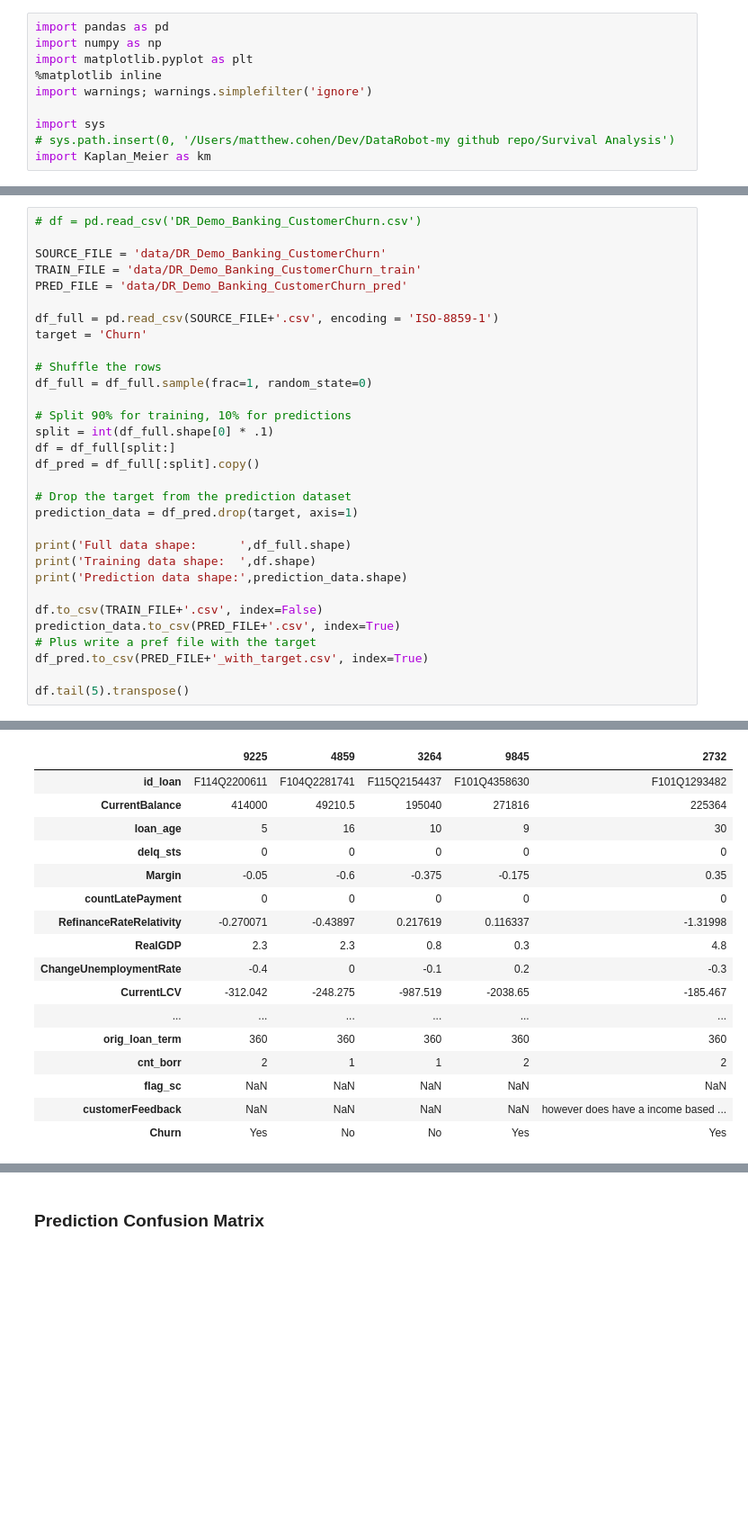
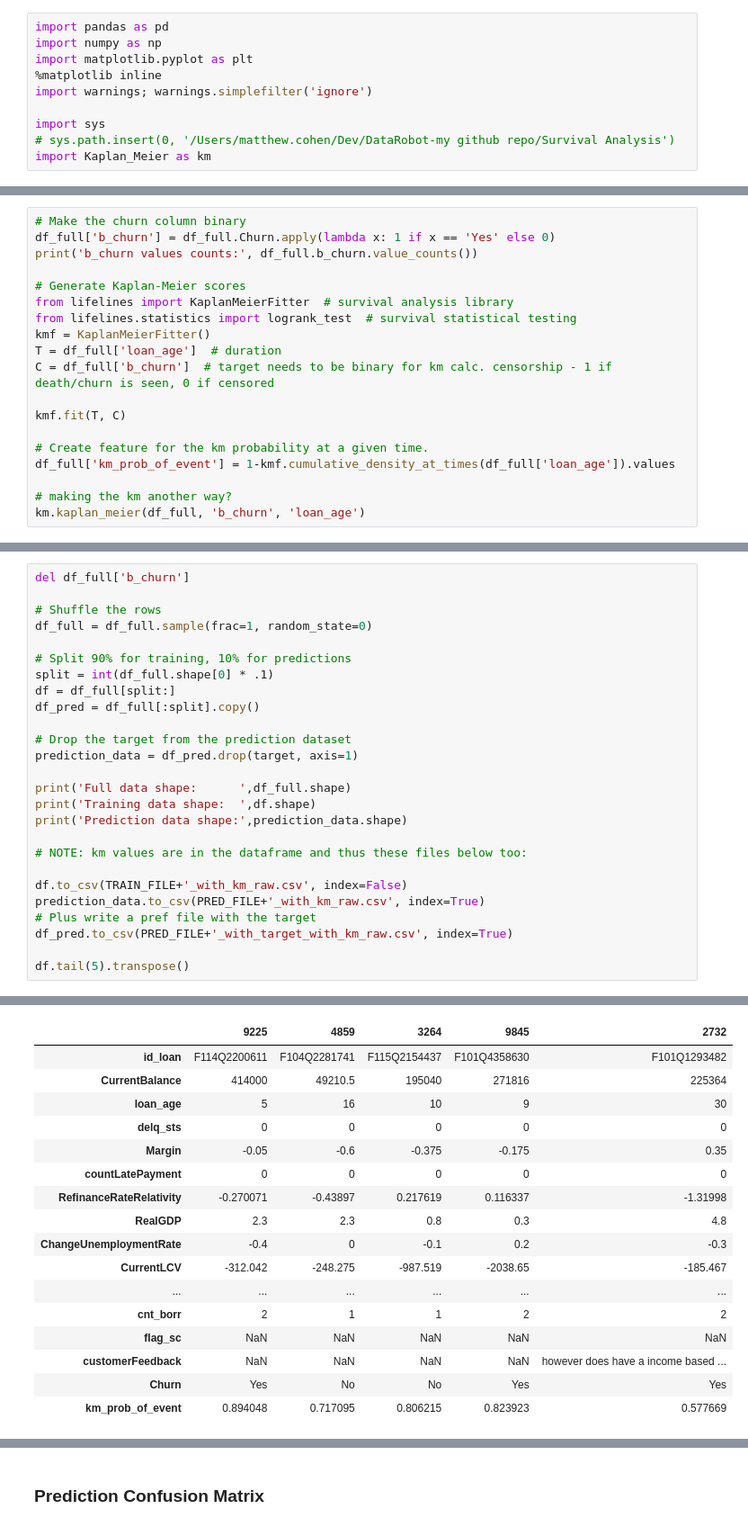
Before and after one commit to mcohenmcohen/DataRobot, a Jupyter notebook: Survival Analysis/Survival Analysis Exploration.ipynb, the cells around one changed output, grey strips where cells are left out. Shown at 90% size. Saved outputs shown, nothing was run; the diff lists cells and outputs as text; blank space fills up the shorter version.

```diff
--- a/Survival Analysis/Survival Analysis Exploration.ipynb
+++ b/Survival Analysis/Survival Analysis Exploration.ipynb
@@ -12,0 +24,19 @@ import Kaplan_Meier as km
+# %%
+# Make the churn column binary
+df_full['b_churn'] = df_full.Churn.apply(lambda x: 1 if x == 'Yes' else 0)
+print('b_churn values counts:', df_full.b_churn.value_counts())
+
+# Generate Kaplan-Meier scores
+from lifelines import KaplanMeierFitter  # survival analysis library
+from lifelines.statistics import logrank_test  # survival statistical testing
+kmf = KaplanMeierFitter()
+T = df_full['loan_age']  # duration
+C = df_full['b_churn']  # target needs to be binary for km calc. censorship - 1 if death/churn is seen, 0 if censored
+
+kmf.fit(T, C)
+
+# Create feature for the km probability at a given time.
+df_full['km_prob_of_event'] = 1-kmf.cumulative_density_at_times(df_full['loan_age']).values
+
+# making the km another way?
+km.kaplan_meier(df_full, 'b_churn', 'loan_age')
@@ -13,12 +48,5 @@ import Kaplan_Meier as km
 # %%
-# df = pd.read_csv('DR_Demo_Banking_CustomerChurn.csv')
-
-SOURCE_FILE = 'data/DR_Demo_Banking_CustomerChurn'
-TRAIN_FILE = 'data/DR_Demo_Banking_CustomerChurn_train'
-PRED_FILE = 'data/DR_Demo_Banking_CustomerChurn_pred'
-
-df_full = pd.read_csv(SOURCE_FILE+'.csv', encoding = 'ISO-8859-1')
-target = 'Churn'
+del df_full['b_churn']
 
 # Shuffle the rows
 df_full = df_full.sample(frac=1, random_state=0)
@@ -35,10 +63,12 @@ print('Full data shape:      ',df_full.shape)
 print('Training data shape:  ',df.shape)
 print('Prediction data shape:',prediction_data.shape)
 
-df.to_csv(TRAIN_FILE+'.csv', index=False)
-prediction_data.to_csv(PRED_FILE+'.csv', index=True)
+# NOTE: km values are in the dataframe and thus these files below too:
+
+df.to_csv(TRAIN_FILE+'_with_km_raw.csv', index=False)
+prediction_data.to_csv(PRED_FILE+'_with_km_raw.csv', index=True)
 # Plus write a pref file with the target
-df_pred.to_csv(PRED_FILE+'_with_target.csv', index=True)
+df_pred.to_csv(PRED_FILE+'_with_target_with_km_raw.csv', index=True)
 
 df.tail(5).transpose()
 # %% [output]
@@ -48,17 +78,17 @@ Prediction data shape: (1000, 32)
 |  | 9225 | 4859 | 3264 | 9845 | 2732 |
 | id_loan | F114Q2200611 | F104Q2281741 | F115Q2154437 | F101Q4358630 | F101Q1293482 |
 | CurrentBalance | 414000 | 49210.5 | 195040 | 271816 | 225364 |
 | loan_age | 5 | 16 | 10 | 9 | 30 |
 | delq_sts | 0 | 0 | 0 | 0 | 0 |
 | Margin | -0.05 | -0.6 | -0.375 | -0.175 | 0.35 |
 | countLatePayment | 0 | 0 | 0 | 0 | 0 |
 | RefinanceRateRelativity | -0.270071 | -0.43897 | 0.217619 | 0.116337 | -1.31998 |
 | RealGDP | 2.3 | 2.3 | 0.8 | 0.3 | 4.8 |
 | ChangeUnemploymentRate | -0.4 | 0 | -0.1 | 0.2 | -0.3 |
 | CurrentLCV | -312.042 | -248.275 | -987.519 | -2038.65 | -185.467 |
 | ... | ... | ... | ... | ... | ... |
-| orig_loan_term | 360 | 360 | 360 | 360 | 360 |
 | cnt_borr | 2 | 1 | 1 | 2 | 2 |
 | flag_sc | NaN | NaN | NaN | NaN | NaN |
 | customerFeedback | NaN | NaN | NaN | NaN | however does have a income based ... |
 | Churn | Yes | No | No | Yes | Yes |
+| km_prob_of_event | 0.894048 | 0.717095 | 0.806215 | 0.823923 | 0.577669 |
```
Also changed, not shown: parts of 11 cells of this notebook, 22 other files.
